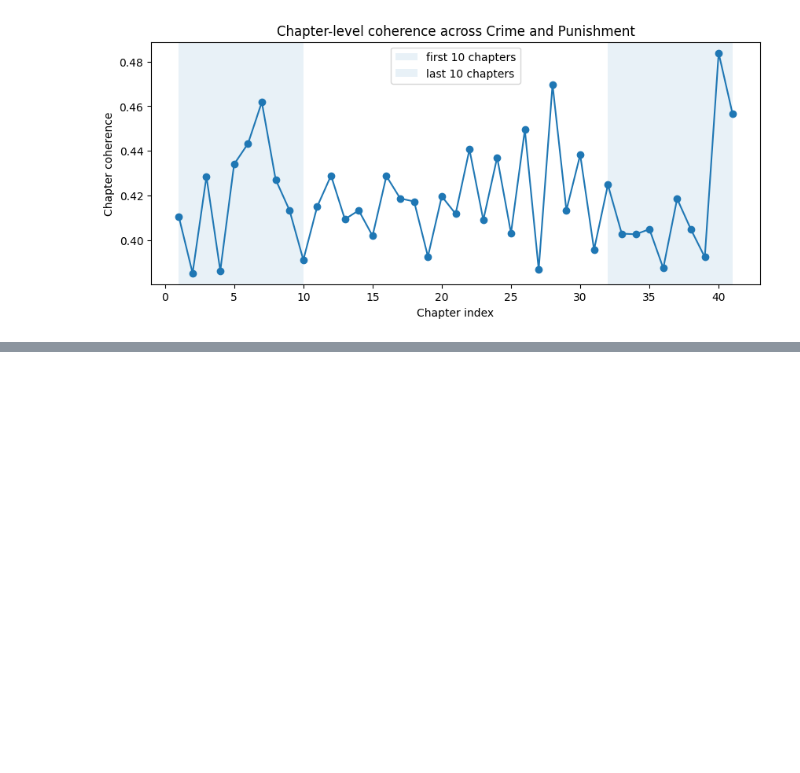
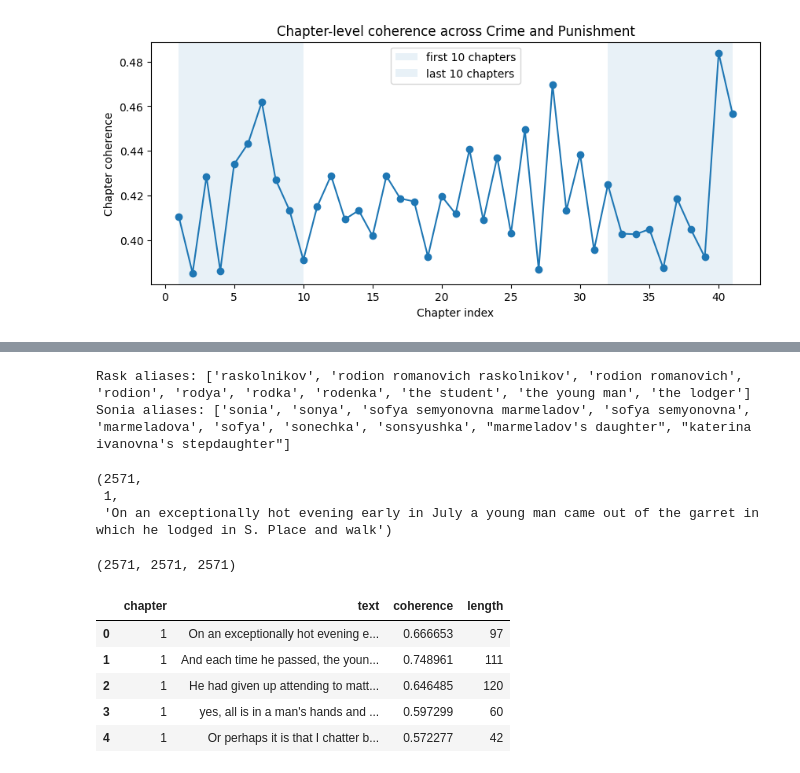
Before and after one commit to NLP-M-A-D/ProjectTemplate, a Jupyter notebook: notebooks/Chapters_coherence.ipynb, the cells around one changed output, grey strips where cells are left out. Saved outputs shown, nothing was run; the diff lists cells and outputs as text; code cells hidden in the pictures; blank space fills up the shorter version.

```diff
--- a/notebooks/Chapters_coherence.ipynb
+++ b/notebooks/Chapters_coherence.ipynb
@@ -245,0 +284,71 @@ plt.show()
+# %%
+rask_entry = char_lib["Rodion_Raskolnikov"]["aliases"]
+sonia_entry = char_lib["Sonia_Marmeladov"]["aliases"]   # adjust key if needed
+
+rask_aliases = collect_aliases(rask_entry)
+sonia_aliases = collect_aliases(sonia_entry)
+
+print("Rask aliases:", rask_aliases[:10])
+print("Sonia aliases:", sonia_aliases[:10])
+# %% [output]
+Rask aliases: ['raskolnikov', 'rodion romanovich raskolnikov', 'rodion romanovich', 'rodion', 'rodya', 'rodka', 'rodenka', 'the student', 'the young man', 'the lodger']
+Sonia aliases: ['sonia', 'sonya', 'sofya semyonovna marmeladov', 'sofya semyonovna', 'marmeladova', 'sofya', 'sonechka', 'sonsyushka', "marmeladov's daughter", "katerina ivanovna's stepdaughter"]
+# %%
+def make_blocks_from_chapters(chapters, block_size: int = 5, min_words: int = 10):
+    """
+    Turn each chapter into blocks of `block_size` sentences.
+    Keeps track of which chapter each block comes from.
+    """
+    blocks = []
+
+    for idx, ch in enumerate(chapters, start=1):
+        # split chapter into sentences
+        pieces = re.split(r"(?<=[.!?])\s+", ch)
+        sentences = [s.strip() for s in pieces if len(s.strip().split()) > 2]
+
+        # group sentences into blocks
+        for i in range(0, len(sentences), block_size):
+            block = " ".join(sentences[i:i+block_size])
+            if len(block.split()) >= min_words:
+                blocks.append({
+                    "chapter": idx,
+                    "text": block,
+                })
+
+    return blocks
+
+blocks = make_blocks_from_chapters(chapters, block_size=5)
+len(blocks), blocks[0]["chapter"], blocks[0]["text"][:120]
+# %% [output]
+(2571,
+ 1,
+ 'On an exceptionally hot evening early in July a young man came out of the garret in which he lodged in S. Place and walk')
+# %%
+block_texts = [b["text"] for b in blocks]
+
+used_paras, block_scores, block_lengths = paragraph_coherence_embeddings(block_texts)
+
+len(used_paras), len(block_scores), len(block_lengths)
+# %% [output]
+(2571, 2571, 2571)
+# %%
+import pandas as pd
+
+block_records = []
+for b, score, length in zip(blocks, block_scores, block_lengths):
+    block_records.append({
+        "chapter": b["chapter"],
+        "text": b["text"],
+        "coherence": score,
+        "length": length,
+    })
+
+blocks_df = pd.DataFrame(block_records)
+blocks_df.head()
+# %% [output]
+|  | chapter | text | coherence | length |
+| 0 | 1 | On an exceptionally hot evening e... | 0.666653 | 97 |
+| 1 | 1 | And each time he passed, the youn... | 0.748961 | 111 |
+| 2 | 1 | He had given up attending to matt... | 0.646485 | 120 |
+| 3 | 1 | yes, all is in a man's hands and ... | 0.597299 | 60 |
+| 4 | 1 | Or perhaps it is that I chatter b... | 0.572277 | 42 |
```
Also changed, not shown: parts of 6 cells of this notebook.
